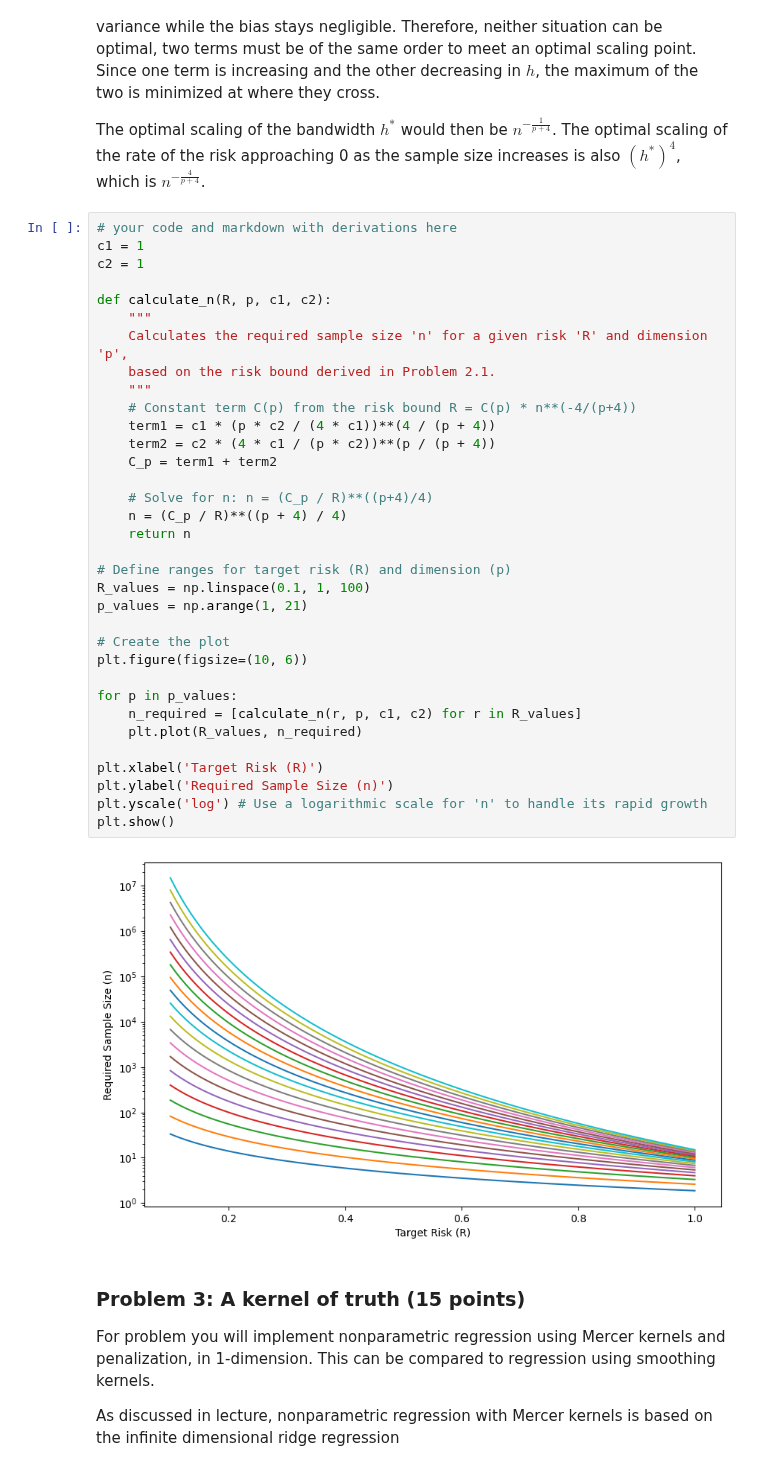
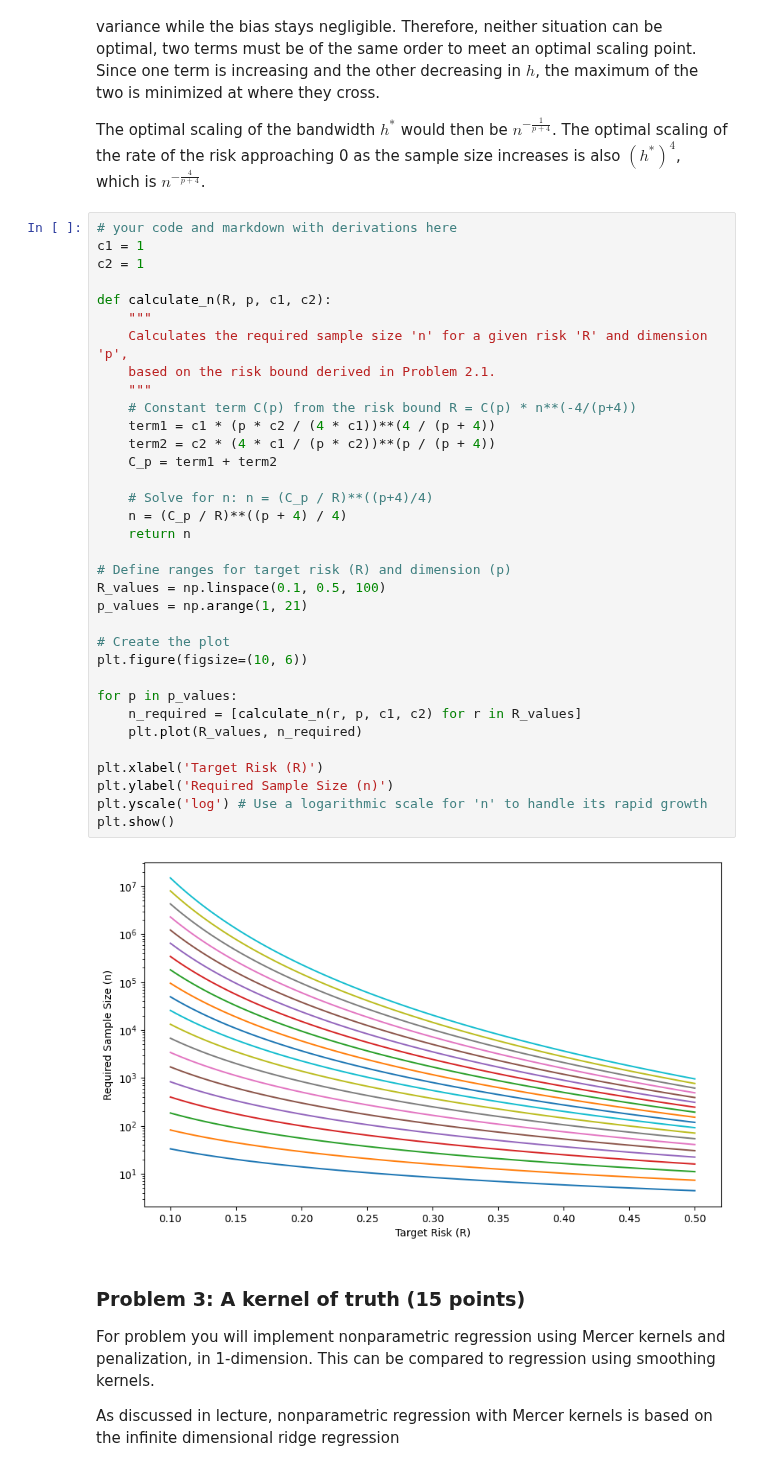
Before and after one commit to yaj0212/Intermediate-Machine-Learning, a Jupyter notebook: assignments/assn1/assn1.ipynb, the cells around one changed output. Saved outputs shown, nothing was run; the diff lists cells and outputs as text.

```diff
--- a/assignments/assn1/assn1.ipynb
+++ b/assignments/assn1/assn1.ipynb
@@ -516,35 +516,35 @@ c2 = 1
 
 def calculate_n(R, p, c1, c2):
     """
     Calculates the required sample size 'n' for a given risk 'R' and dimension 'p',
     based on the risk bound derived in Problem 2.1.
     """
     # Constant term C(p) from the risk bound R = C(p) * n**(-4/(p+4))
     term1 = c1 * (p * c2 / (4 * c1))**(4 / (p + 4))
     term2 = c2 * (4 * c1 / (p * c2))**(p / (p + 4))
     C_p = term1 + term2
 
     # Solve for n: n = (C_p / R)**((p+4)/4)
     n = (C_p / R)**((p + 4) / 4)
     return n
 
 # Define ranges for target risk (R) and dimension (p)
-R_values = np.linspace(0.1, 1, 100)
+R_values = np.linspace(0.1, 0.5, 100)
 p_values = np.arange(1, 21)
 
 # Create the plot
 plt.figure(figsize=(10, 6))
 
 for p in p_values:
     n_required = [calculate_n(r, p, c1, c2) for r in R_values]
     plt.plot(R_values, n_required)
 
 plt.xlabel('Target Risk (R)')
 plt.ylabel('Required Sample Size (n)')
 plt.yscale('log') # Use a logarithmic scale for 'n' to handle its rapid growth
 plt.show()
 # %% [output]
-[figure, old version]
+[figure, new version]
 # %% [markdown]
 ### Problem 3: A kernel of truth (15 points)
 
```
Also changed, not shown: parts of 7 cells of this notebook.
